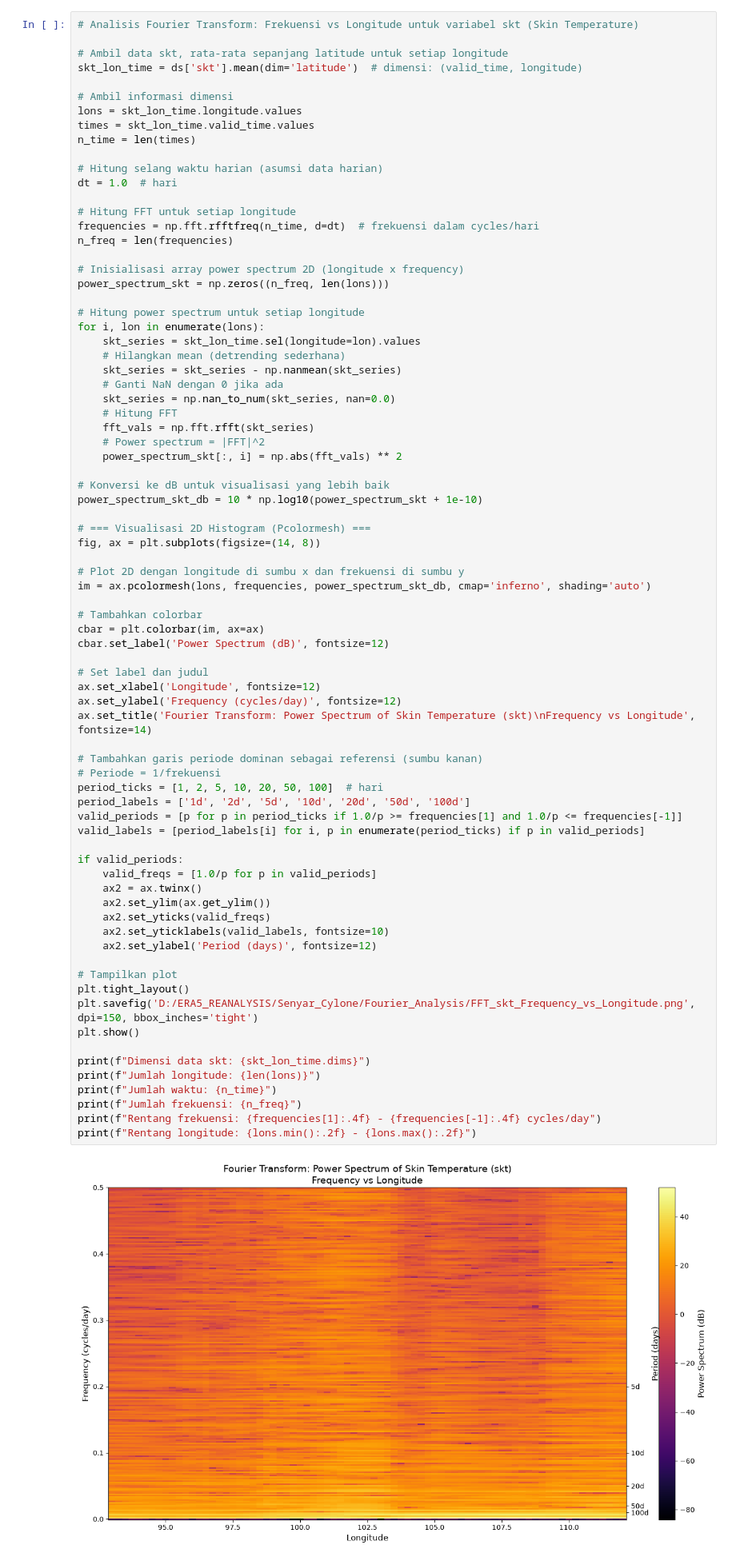
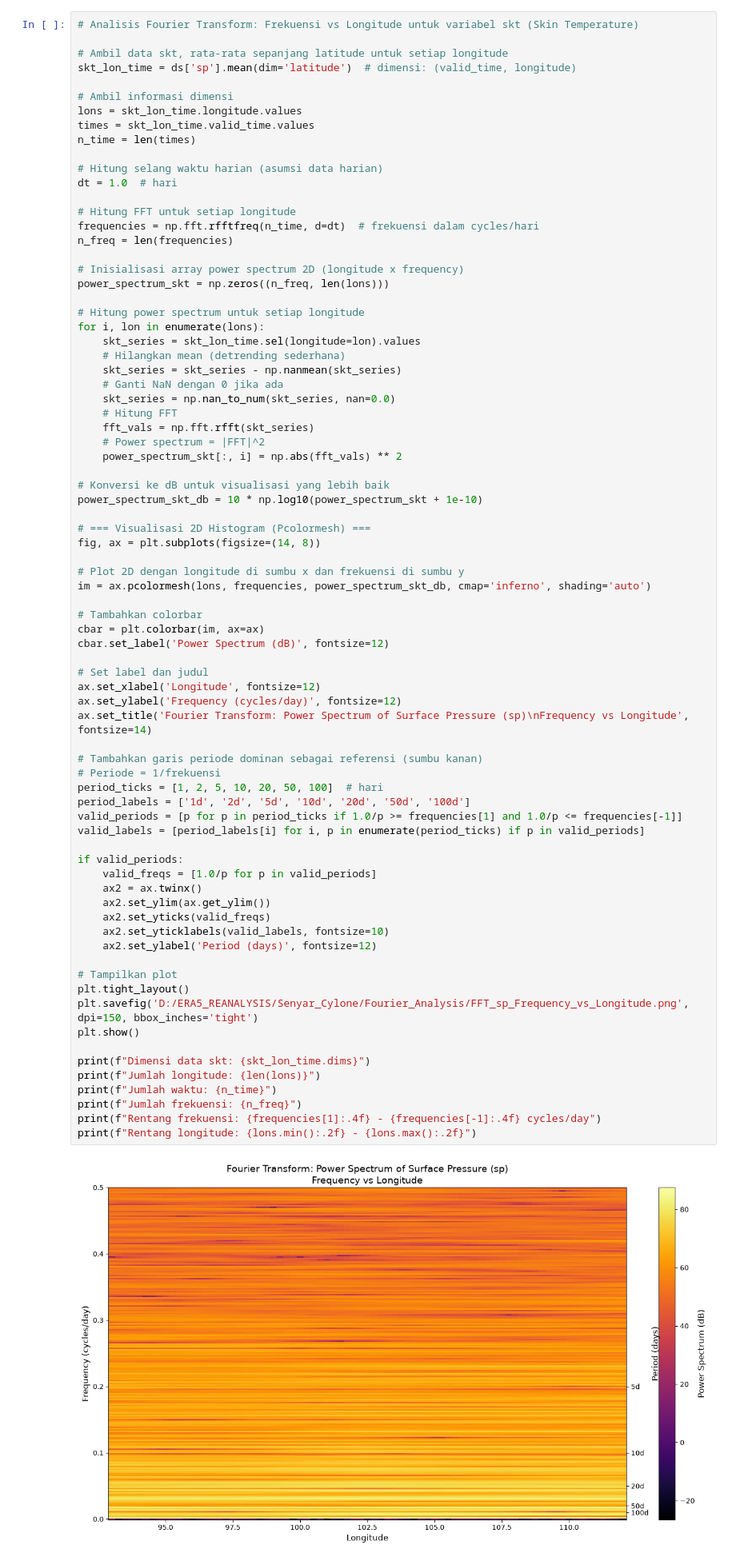
Before and after one commit to apriarami789/Senyar_Cylone, a Jupyter notebook: SenyarCylone_ERA5_Analysis.ipynb, the cells around one changed output. Shown at 80% size. Cells and saved outputs as stored; diff of their text form.

Commit message:
update notebook dan beberap gambar plot

```diff
--- a/SenyarCylone_ERA5_Analysis.ipynb
+++ b/SenyarCylone_ERA5_Analysis.ipynb
@@ -459,7 +423,7 @@ Analisis ini menggunakan Transformasi Fourier untuk mengidentifikasi dominansi f
 # Analisis Fourier Transform: Frekuensi vs Longitude untuk variabel skt (Skin Temperature)
 
 # Ambil data skt, rata-rata sepanjang latitude untuk setiap longitude
-skt_lon_time = ds['skt'].mean(dim='latitude')  # dimensi: (valid_time, longitude)
+skt_lon_time = ds['sp'].mean(dim='latitude')  # dimensi: (valid_time, longitude)
 
 # Ambil informasi dimensi
 lons = skt_lon_time.longitude.values
@@ -504,36 +468,36 @@ cbar.set_label('Power Spectrum (dB)', fontsize=12)
 # Set label dan judul
 ax.set_xlabel('Longitude', fontsize=12)
 ax.set_ylabel('Frequency (cycles/day)', fontsize=12)
-ax.set_title('Fourier Transform: Power Spectrum of Skin Temperature (skt)\nFrequency vs Longitude', fontsize=14)
+ax.set_title('Fourier Transform: Power Spectrum of Surface Pressure (sp)\nFrequency vs Longitude', fontsize=14)
 
 # Tambahkan garis periode dominan sebagai referensi (sumbu kanan)
 # Periode = 1/frekuensi
 period_ticks = [1, 2, 5, 10, 20, 50, 100]  # hari
 period_labels = ['1d', '2d', '5d', '10d', '20d', '50d', '100d']
 valid_periods = [p for p in period_ticks if 1.0/p >= frequencies[1] and 1.0/p <= frequencies[-1]]
 valid_labels = [period_labels[i] for i, p in enumerate(period_ticks) if p in valid_periods]
 
 if valid_periods:
     valid_freqs = [1.0/p for p in valid_periods]
     ax2 = ax.twinx()
     ax2.set_ylim(ax.get_ylim())
     ax2.set_yticks(valid_freqs)
     ax2.set_yticklabels(valid_labels, fontsize=10)
     ax2.set_ylabel('Period (days)', fontsize=12)
 
 # Tampilkan plot
 plt.tight_layout()
-plt.savefig('D:/ERA5_REANALYSIS/Senyar_Cylone/Fourier_Analysis/FFT_skt_Frequency_vs_Longitude.png', dpi=150, bbox_inches='tight')
+plt.savefig('D:/ERA5_REANALYSIS/Senyar_Cylone/Fourier_Analysis/FFT_sp_Frequency_vs_Longitude.png', dpi=150, bbox_inches='tight')
 plt.show()
 
 print(f"Dimensi data skt: {skt_lon_time.dims}")
 print(f"Jumlah longitude: {len(lons)}")
 print(f"Jumlah waktu: {n_time}")
 print(f"Jumlah frekuensi: {n_freq}")
 print(f"Rentang frekuensi: {frequencies[1]:.4f} - {frequencies[-1]:.4f} cycles/day")
 print(f"Rentang longitude: {lons.min():.2f} - {lons.max():.2f}")
 # %% [output]
-[figure, old version]
+[figure, new version]
 Dimensi data skt: ('valid_time', 'longitude')
 Jumlah longitude: 77
 Jumlah waktu: 455
```
Also changed, not shown: parts of 6 cells of this notebook, 5 other files.
